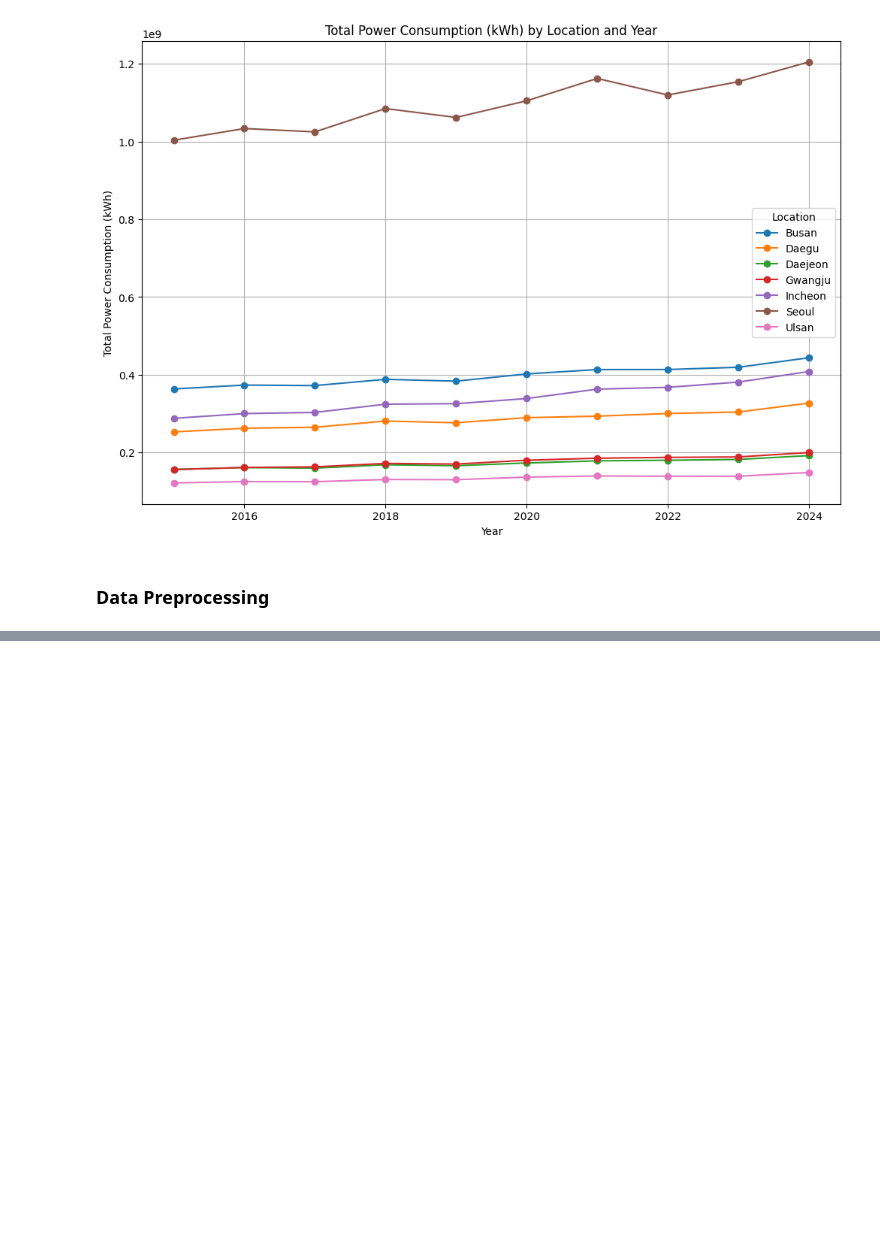
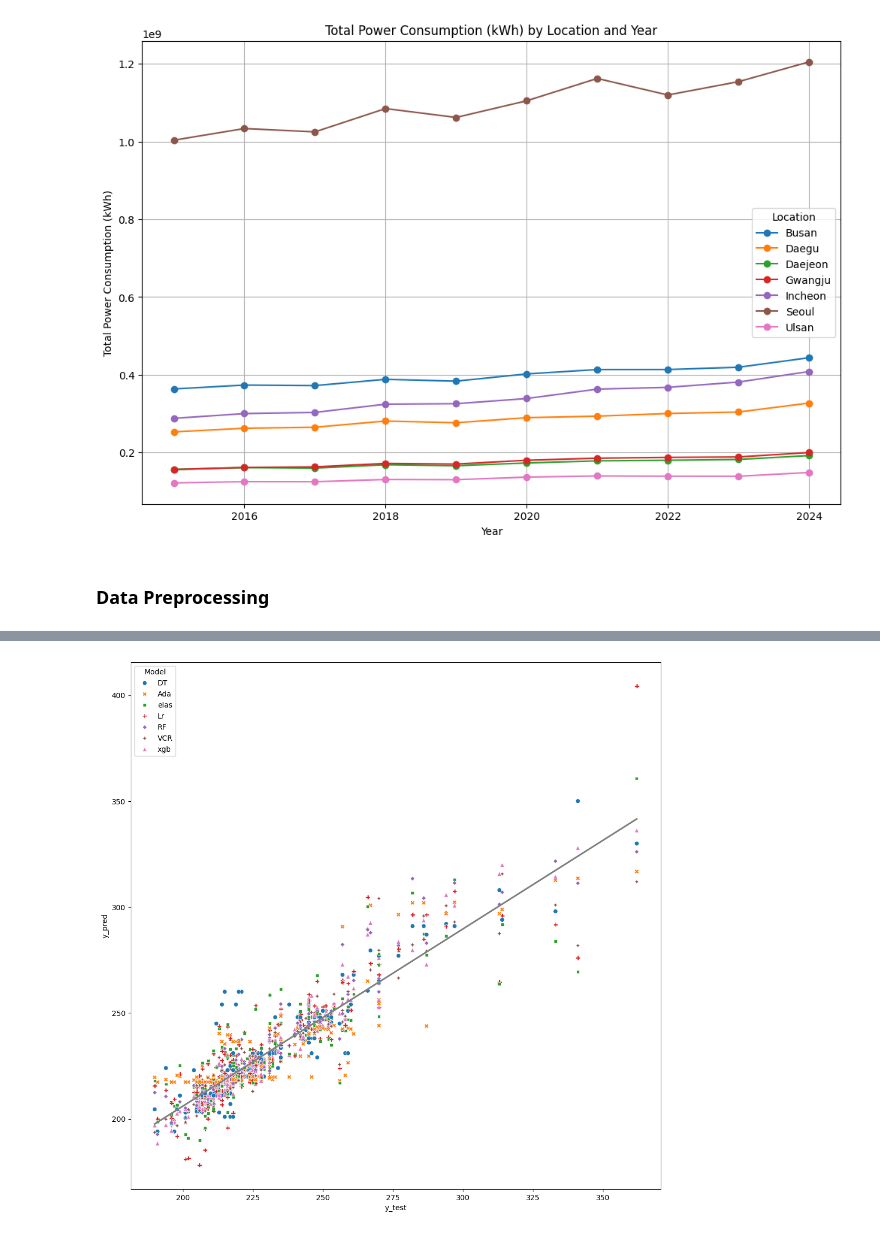
Before and after one commit to somnio-kimm/electricity_consumption_prediction, a Jupyter notebook: electricity_consumption_prediction.ipynb, the cells around one changed output, grey strips where cells are left out. Saved outputs shown, nothing was run; the diff lists cells and outputs as text; code cells hidden in the pictures; blank space fills up the shorter version.

```diff
--- a/electricity_consumption_prediction.ipynb
+++ b/electricity_consumption_prediction.ipynb
@@ -476,0 +694,29 @@ one_feature_two_group('Location','Year','Total Power Consumption (kWh)')
+# %%
+# SVR
+start_time = time.time()
+
+# SVR 모델 학습 (RBF 커널 사용)
+hyperparams = {'kernel': ['poly', 'rbf', 'sigmoid'],
+			   'C':[10, 100, 1000],
+			   'epsilon':[0.3,0.5,0.8]}
+
+model_SVR = GridSearchCV(estimator=SVR(),
+			 			 param_grid=hyperparams,
+			 			 cv=5)
+model_SVR.fit(X_train, y_train)
+
+# regressor = SVR(kernel='rbf', C=100, epsilon=0.1)
+# regressor.fit(X_train, y_train)
+
+end_time = time.time()
+
+print(f"Training time: {end_time - start_time: .4f}")
+
+# 예측
+best_model = model_SVR.best_estimator_
+y_pred = best_model.predict(X_test)
+mse = mean_squared_error(y_test, y_pred)
+rmse = math.sqrt(mean_squared_error(y_test, y_pred))
+
+print(f"MSE: {mse}")
+print(f"RMSE :{rmse}")
@@ -476,0 +997,5 @@ one_feature_two_group('Location','Year','Total Power Consumption (kWh)')
+# %%
+DT_RF=pd.concat([DT_model,RF_model,VCR_model,elas_model,Lr_model,Ada_model,xgb_model])#DT_model,RF_model,VCR_model,elas_model,Lr_model,Ada_model
+DT_RF=DT_RF.sort_values(by=["y_test"], ascending=[True])
+pd.options.display.float_format = '{:.2f}'.format
+DT_RF.head(14)
@@ -476,0 +1018,8 @@ one_feature_two_group('Location','Year','Total Power Consumption (kWh)')
+# %%
+plt.figure(figsize=(13, 13))
+sns.regplot(data=DT_RF,x='y_test', y='y_pred',scatter=False, ci=None, color='gray')
+sns.scatterplot(data=DT_RF, x='y_test', y='y_pred', hue='Model',style='Model')
+
+plt.show()
+# %% [output]
+[figure, added]
```
Also changed, not shown: parts of 45 cells of this notebook, 6 other files.
